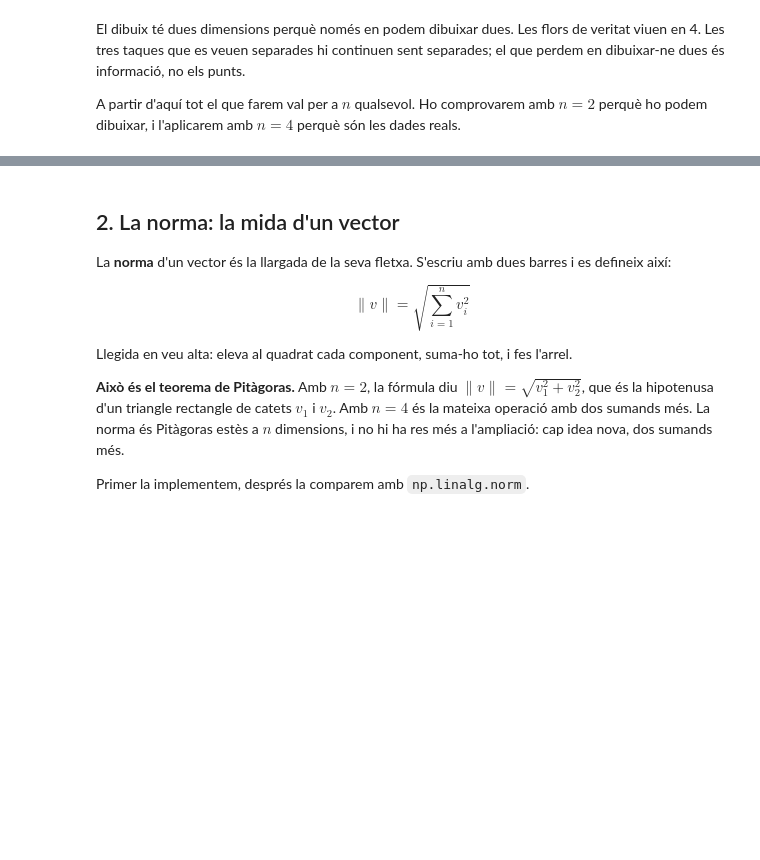
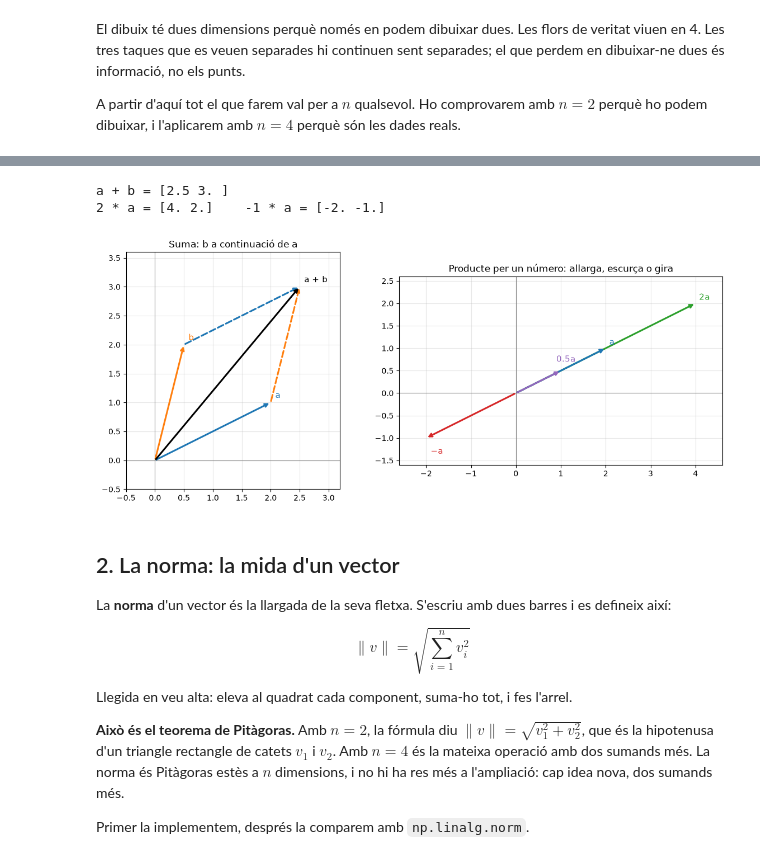
Before and after one commit to ZenidX/Machine-Learning, a Jupyter notebook: Machine Learning/03_matematiques/MA_01_algebra_lineal.ipynb, the cells around one changed output, grey strips where cells are left out. Cells and saved outputs as stored; diff of their text form; code cells hidden in the pictures; blank space fills up the shorter version.

```diff
--- a/Machine Learning/03_matematiques/MA_01_algebra_lineal.ipynb
+++ b/Machine Learning/03_matematiques/MA_01_algebra_lineal.ipynb
@@ -106,3 +125,48 @@ perquè ho podem dibuixar, i l'aplicarem amb $n = 4$ perquè són les dades real
+# %%
+a = np.array([2.0, 1.0])
+b = np.array([0.5, 2.0])
+
+print("a + b =", a + b)
+print("2 * a =", 2 * a, "   -1 * a =", -1 * a)
+
+def fletxa(ax, desde, fins, color, text=None, estil="-"):
+    ax.annotate("", xy=fins, xytext=desde,
+                arrowprops=dict(arrowstyle="->", color=color, linewidth=2.2, linestyle=estil))
+    if text:
+        ax.text(fins[0] + 0.08, fins[1] + 0.08, text, color=color, fontsize=11)
+
+fig, (ax1, ax2) = plt.subplots(1, 2, figsize=(12, 5))
+
+# suma: el paral·lelogram
+fletxa(ax1, (0, 0), a, "tab:blue", "a")
+fletxa(ax1, (0, 0), b, "tab:orange", "b")
+fletxa(ax1, a, a + b, "tab:orange", estil="--")
+fletxa(ax1, b, a + b, "tab:blue", estil="--")
+fletxa(ax1, (0, 0), a + b, "black", "a + b")
+ax1.set_title("Suma: b a continuació de a")
+
+# producte per un número: la mateixa recta
+fletxa(ax2, (0, 0), 2 * a, "tab:green", "2a")
+fletxa(ax2, (0, 0), a, "tab:blue", "a")
+fletxa(ax2, (0, 0), 0.5 * a, "tab:purple")
+ax2.text(0.5 * a[0] - 0.1, 0.5 * a[1] + 0.2, "0.5a", color="tab:purple", fontsize=11)
+fletxa(ax2, (0, 0), -1 * a, "tab:red")
+ax2.text(-1 * a[0] + 0.1, -1 * a[1] - 0.35, "−a", color="tab:red", fontsize=11)
+ax2.set_title("Producte per un número: allarga, escurça o gira")
+
+for ax in (ax1, ax2):
+    ax.axhline(0, color="gray", linewidth=0.8)
+    ax.axvline(0, color="gray", linewidth=0.8)
+    ax.set_aspect("equal")
+    ax.grid(alpha=0.3)
+ax1.set_xlim(-0.5, 3.2); ax1.set_ylim(-0.5, 3.6)
+ax2.set_xlim(-2.6, 4.6); ax2.set_ylim(-1.6, 2.6)
+plt.tight_layout()
+plt.show()
+# %% [output]
+a + b = [2.5 3. ]
+2 * a = [4. 2.]    -1 * a = [-2. -1.]
+[figure, added]
 # %% [markdown]
 ## 2. La norma: la mida d'un vector
 
```
Also changed, not shown: parts of 31 cells of this notebook.
